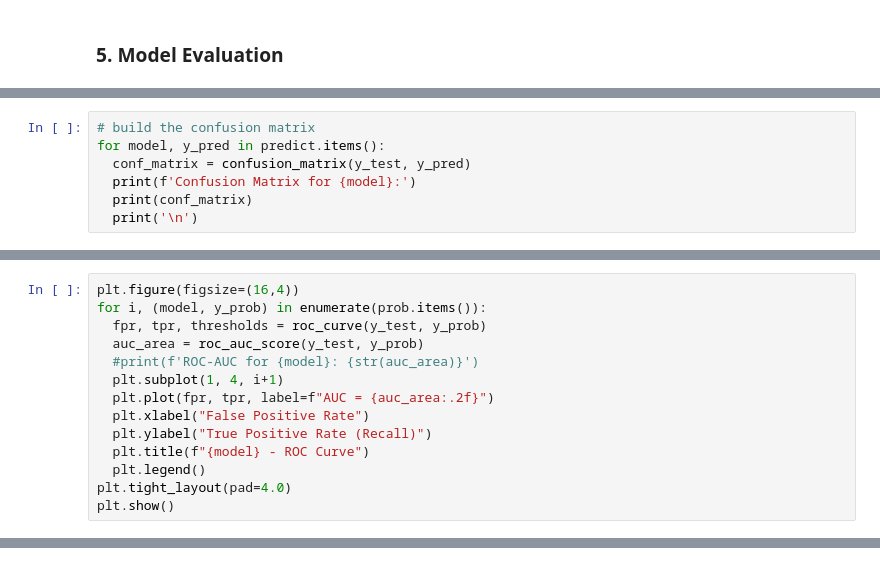
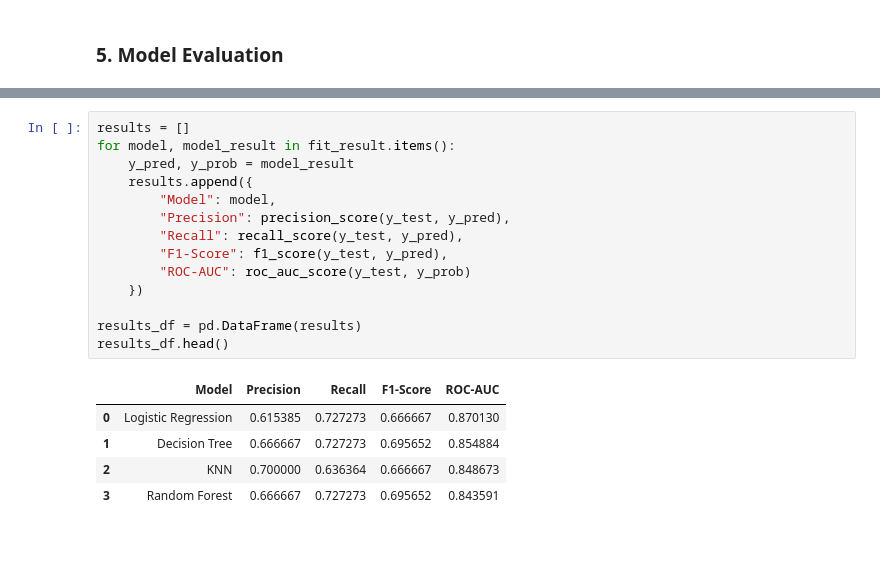
Before and after one commit to mudu89/ML_AssignmentPS01, a Jupyter notebook: 2024DA04200_Problem_Statement_1.ipynb, the cells around one changed output, grey strips where cells are left out. Saved outputs shown, nothing was run; the diff lists cells and outputs as text.

```diff
--- a/2024DA04200_Problem_Statement_1.ipynb
+++ b/2024DA04200_Problem_Statement_1.ipynb
@@ -620,7 +633,0 @@ Random Forest: 97.09302325581395
-# %%
-# build the confusion matrix
-for model, y_pred in predict.items():
-  conf_matrix = confusion_matrix(y_test, y_pred)
-  print(f'Confusion Matrix for {model}:')
-  print(conf_matrix)
-  print('\n')
@@ -674,14 +633,0 @@ weighted avg       0.97      0.97      0.97       172
-# %%
-plt.figure(figsize=(16,4))
-for i, (model, y_prob) in enumerate(prob.items()):
-  fpr, tpr, thresholds = roc_curve(y_test, y_prob)
-  auc_area = roc_auc_score(y_test, y_prob)
-  #print(f'ROC-AUC for {model}: {str(auc_area)}')
-  plt.subplot(1, 4, i+1)
-  plt.plot(fpr, tpr, label=f"AUC = {auc_area:.2f}")
-  plt.xlabel("False Positive Rate")
-  plt.ylabel("True Positive Rate (Recall)")
-  plt.title(f"{model} - ROC Curve")
-  plt.legend()
-plt.tight_layout(pad=4.0)
-plt.show()
@@ -689,0 +634,20 @@ plt.show()
+# %%
+results = []
+for model, model_result in fit_result.items():
+    y_pred, y_prob = model_result
+    results.append({
+        "Model": model,
+        "Precision": precision_score(y_test, y_pred),
+        "Recall": recall_score(y_test, y_pred),
+        "F1-Score": f1_score(y_test, y_pred),
+        "ROC-AUC": roc_auc_score(y_test, y_prob)
+    })
+
+results_df = pd.DataFrame(results)
+results_df.head()
+# %% [output]
+|  | Model | Precision | Recall | F1-Score | ROC-AUC |
+| 0 | Logistic Regression | 0.615385 | 0.727273 | 0.666667 | 0.870130 |
+| 1 | Decision Tree | 0.666667 | 0.727273 | 0.695652 | 0.854884 |
+| 2 | KNN | 0.700000 | 0.636364 | 0.666667 | 0.848673 |
+| 3 | Random Forest | 0.666667 | 0.727273 | 0.695652 | 0.843591 |
```
Also changed, not shown: parts of 16 cells of this notebook.
